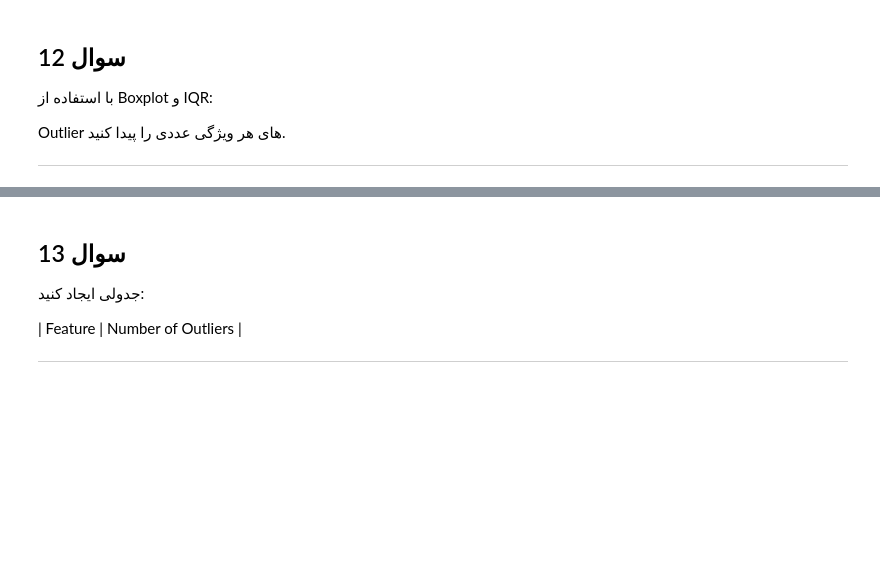
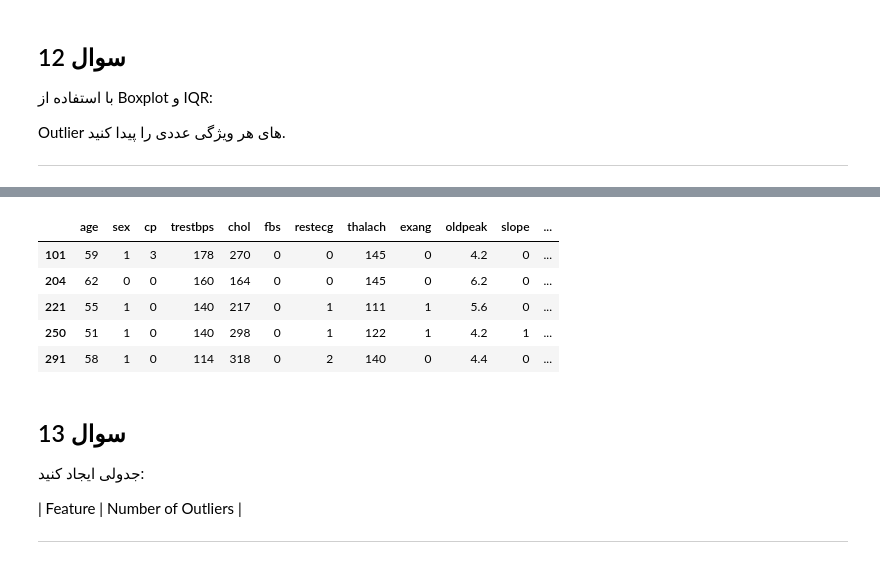
Before and after one commit to MehradAmiresmi/Data-Mining-Answer, a Jupyter notebook: 002_Data Preparation/task002_data_preparation.ipynb, the cells around one changed output, grey strips where cells are left out. Cells and saved outputs as stored; diff of their text form; code cells hidden in the pictures; blank space fills up the shorter version.

```diff
--- a/002_Data Preparation/task002_data_preparation.ipynb
+++ b/002_Data Preparation/task002_data_preparation.ipynb
@@ -322,3 +383,17 @@ Outlier های هر ویژگی عددی را پیدا کنید.
+# %%
+for i in df[numerical]:
+    q1 = df[i].quantile(0.25)
+    q3 = df[i].quantile(0.75)
+    iqr = q3-q1
+    outlier = df[(df[i]> q3 + (iqr * 1.5)) | (df[i] < q1 - (iqr * 1.5))]
+outlier
+# %% [output]
+|  | age | sex | cp | trestbps | chol | fbs | restecg | thalach | exang | oldpeak | slope | ... |
+| 101 | 59 | 1 | 3 | 178 | 270 | 0 | 0 | 145 | 0 | 4.2 | 0 | ... |
+| 204 | 62 | 0 | 0 | 160 | 164 | 0 | 0 | 145 | 0 | 6.2 | 0 | ... |
+| 221 | 55 | 1 | 0 | 140 | 217 | 0 | 1 | 111 | 1 | 5.6 | 0 | ... |
+| 250 | 51 | 1 | 0 | 140 | 298 | 0 | 1 | 122 | 1 | 4.2 | 1 | ... |
+| 291 | 58 | 1 | 0 | 114 | 318 | 0 | 2 | 140 | 0 | 4.4 | 0 | ... |
 # %% [markdown]
 ## سوال 13
 
```
Also changed, not shown: parts of 7 cells of this notebook, 1 other file.
